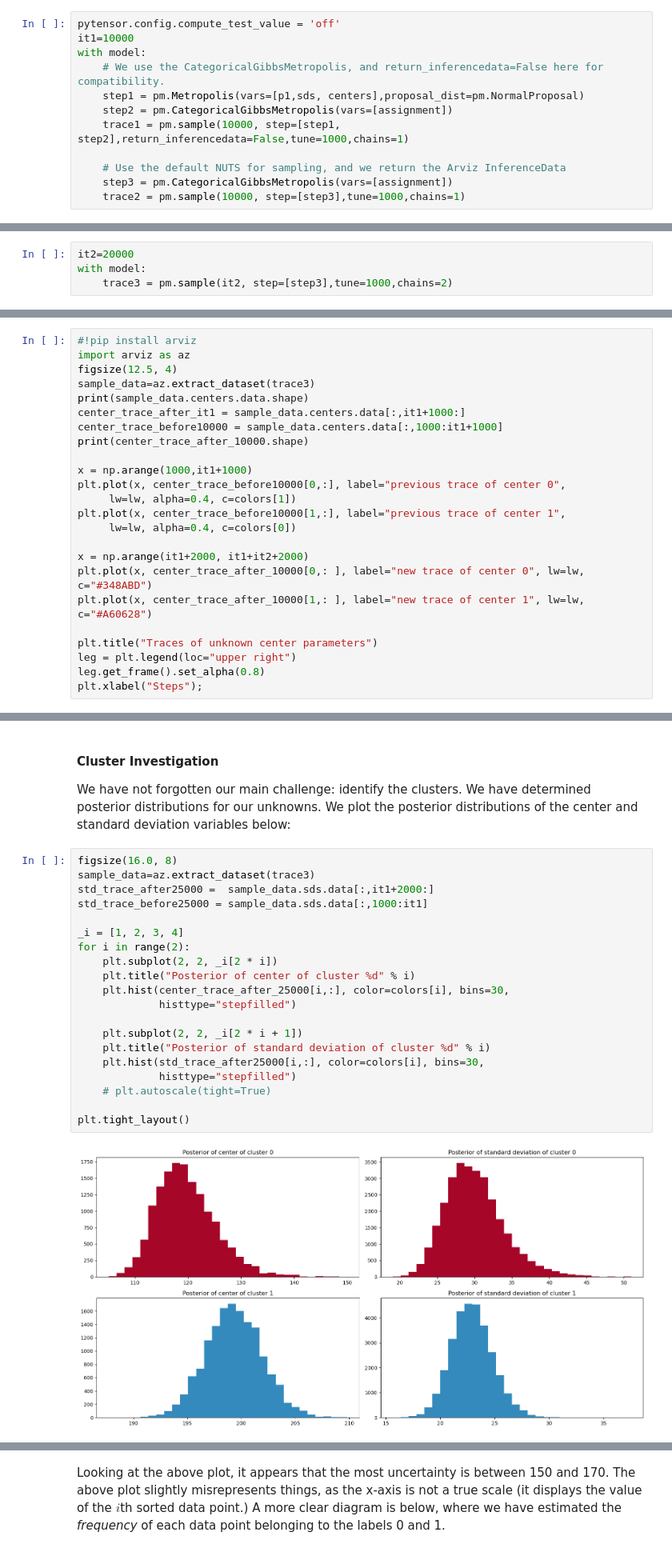
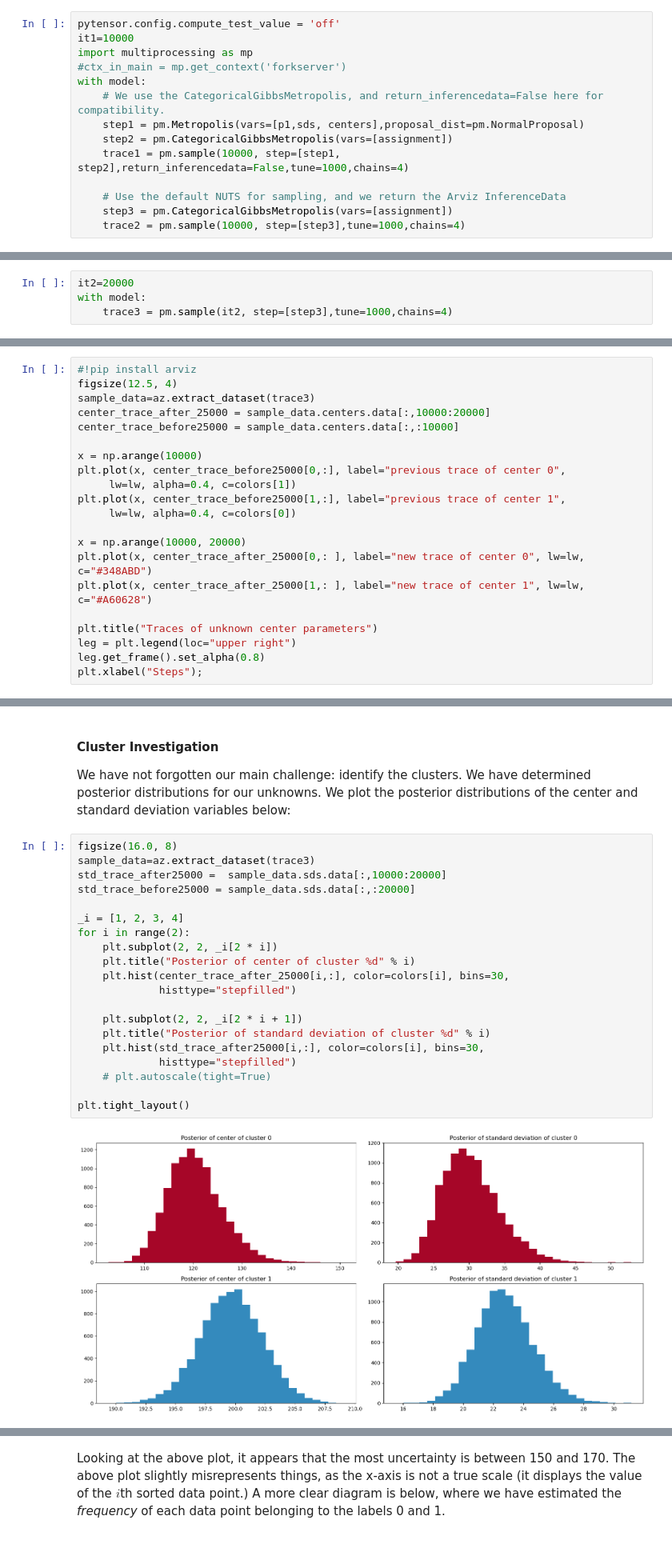
Before and after one commit to jorobledo/blcourse_test, a Jupyter notebook: BLcourse2/Lecture2_comp_pymc.ipynb, the cells around one changed output, grey strips where cells are left out. Shown at 80% size. Drawn from its saved outputs; the diff is of its cells as text.

```diff
--- a/BLcourse2/Lecture2_comp_pymc.ipynb
+++ b/BLcourse2/Lecture2_comp_pymc.ipynb
@@ -401,13 +405,15 @@ Please also notice the parameter `chains` of `sample()`. According to the API do
 # %%
 pytensor.config.compute_test_value = 'off'
 it1=10000
+import multiprocessing as mp
+#ctx_in_main = mp.get_context('forkserver')
 with model:
     # We use the CategoricalGibbsMetropolis, and return_inferencedata=False here for compatibility.
     step1 = pm.Metropolis(vars=[p1,sds, centers],proposal_dist=pm.NormalProposal)
     step2 = pm.CategoricalGibbsMetropolis(vars=[assignment])
-    trace1 = pm.sample(10000, step=[step1, step2],return_inferencedata=False,tune=1000,chains=1)
+    trace1 = pm.sample(10000, step=[step1, step2],return_inferencedata=False,tune=1000,chains=4)
 
     # Use the default NUTS for sampling, and we return the Arviz InferenceData
     step3 = pm.CategoricalGibbsMetropolis(vars=[assignment])
-    trace2 = pm.sample(10000, step=[step3],tune=1000,chains=1)
+    trace2 = pm.sample(10000, step=[step3],tune=1000,chains=4)
 # %% [output]
@@ -476,5 +489,5 @@ We will sample the MCMC fifty thousand more times and visualize the progress bel
 # %%
 it2=20000
 with model:
-    trace3 = pm.sample(it2, step=[step3],tune=1000,chains=2)
+    trace3 = pm.sample(it2, step=[step3],tune=1000,chains=4)
 # %% [output]
@@ -488,22 +500,19 @@ We recommend running at least 4 chains for robust computation of convergence dia
 # %%
 #!pip install arviz
-import arviz as az
 figsize(12.5, 4)
 sample_data=az.extract_dataset(trace3)
-print(sample_data.centers.data.shape)
-center_trace_after_it1 = sample_data.centers.data[:,it1+1000:]
-center_trace_before10000 = sample_data.centers.data[:,1000:it1+1000]
-print(center_trace_after_10000.shape)
+center_trace_after_25000 = sample_data.centers.data[:,10000:20000]
+center_trace_before25000 = sample_data.centers.data[:,:10000]
 
-x = np.arange(1000,it1+1000)
-plt.plot(x, center_trace_before10000[0,:], label="previous trace of center 0",
+x = np.arange(10000)
+plt.plot(x, center_trace_before25000[0,:], label="previous trace of center 0",
      lw=lw, alpha=0.4, c=colors[1])
-plt.plot(x, center_trace_before10000[1,:], label="previous trace of center 1",
+plt.plot(x, center_trace_before25000[1,:], label="previous trace of center 1",
      lw=lw, alpha=0.4, c=colors[0])
 
-x = np.arange(it1+2000, it1+it2+2000)
-plt.plot(x, center_trace_after_10000[0,: ], label="new trace of center 0", lw=lw, c="#348ABD")
-plt.plot(x, center_trace_after_10000[1,: ], label="new trace of center 1", lw=lw, c="#A60628")
+x = np.arange(10000, 20000)
+plt.plot(x, center_trace_after_25000[0,: ], label="new trace of center 0", lw=lw, c="#348ABD")
+plt.plot(x, center_trace_after_25000[1,: ], label="new trace of center 1", lw=lw, c="#A60628")
 
 plt.title("Traces of unknown center parameters")
 leg = plt.legend(loc="upper right")
@@ -521,25 +528,25 @@ We have not forgotten our main challenge: identify the clusters. We have determi
 # %%
 figsize(16.0, 8)
 sample_data=az.extract_dataset(trace3)
-std_trace_after25000 =  sample_data.sds.data[:,it1+2000:]
-std_trace_before25000 = sample_data.sds.data[:,1000:it1]
+std_trace_after25000 =  sample_data.sds.data[:,10000:20000]
+std_trace_before25000 = sample_data.sds.data[:,:20000]
 
 _i = [1, 2, 3, 4]
 for i in range(2):
     plt.subplot(2, 2, _i[2 * i])
     plt.title("Posterior of center of cluster %d" % i)
     plt.hist(center_trace_after_25000[i,:], color=colors[i], bins=30,
              histtype="stepfilled")
 
     plt.subplot(2, 2, _i[2 * i + 1])
     plt.title("Posterior of standard deviation of cluster %d" % i)
     plt.hist(std_trace_after25000[i,:], color=colors[i], bins=30,
              histtype="stepfilled")
     # plt.autoscale(tight=True)
 
 plt.tight_layout()
 # %% [output]
-[figure, old version]
+[figure, new version]
 # %% [markdown]
 The MCMC algorithm has proposed that the most likely centers of the two clusters are near 120 and 200 respectively. Similar inference can be applied to the standard deviation.
 
```
Also changed, not shown: parts of 19 cells of this notebook.
